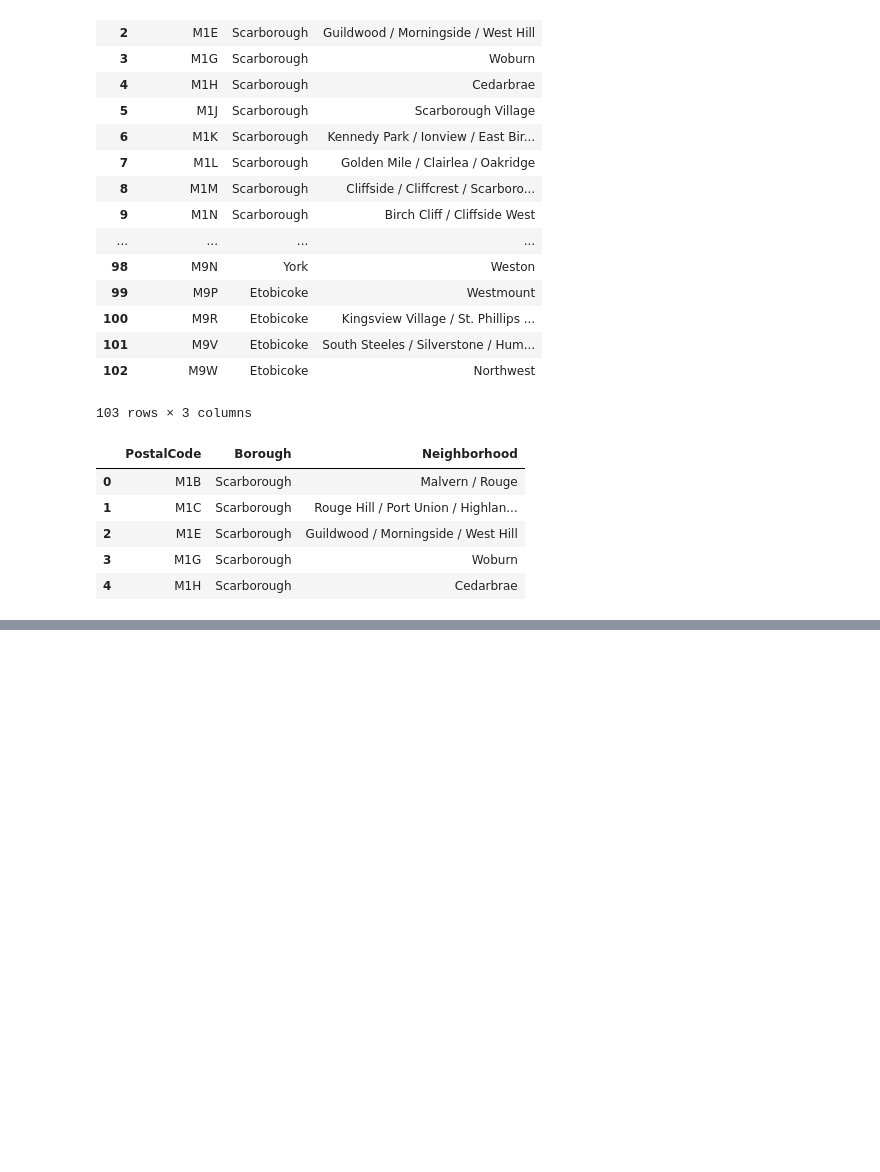
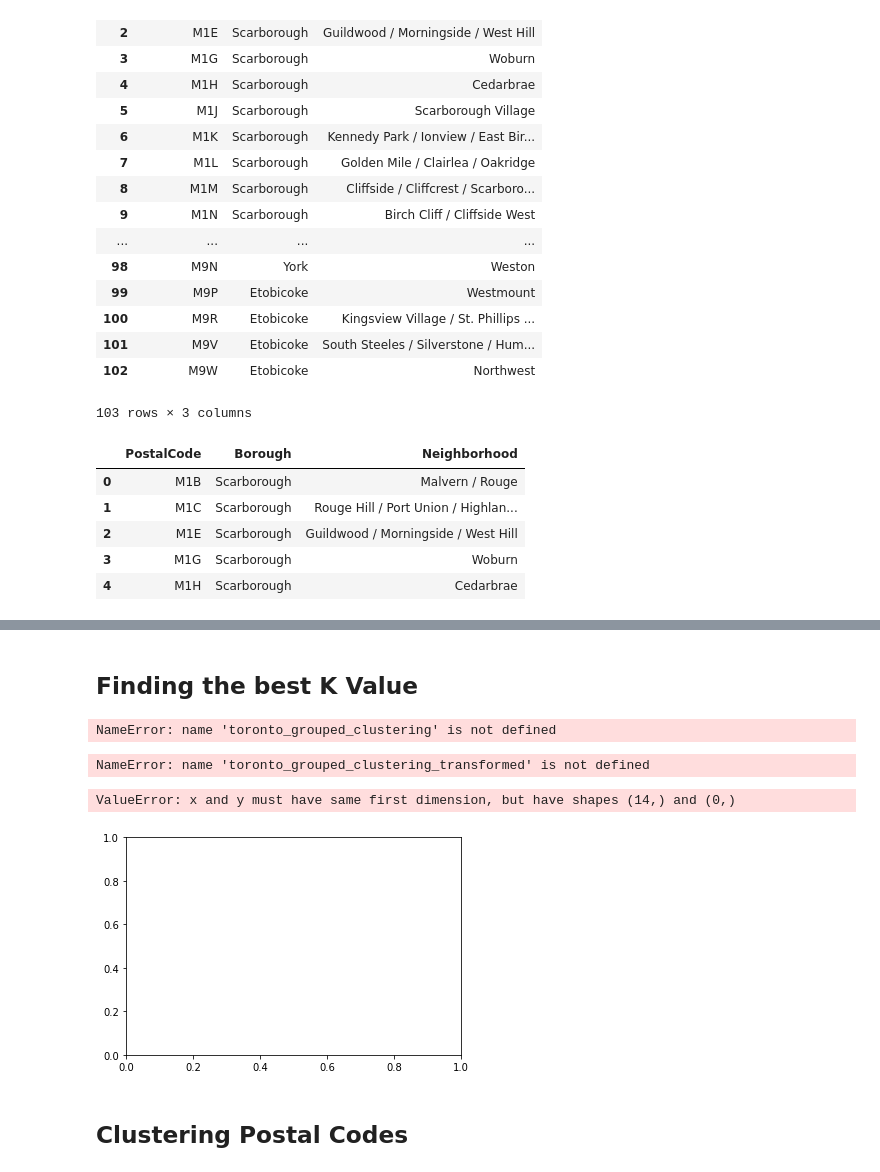
Before and after one commit to lKarthikeyanl/-Coursera_Capstone, a Jupyter notebook: Segmenting and Clustering Neighborhoods in Toronto.ipynb, the cells around one changed output, grey strips where cells are left out. Cells and saved outputs as stored; diff of their text form; code cells hidden in the pictures; blank space fills up the shorter version.

```diff
--- a/Segmenting and Clustering Neighborhoods in Toronto.ipynb
+++ b/Segmenting and Clustering Neighborhoods in Toronto.ipynb
@@ -143,0 +525,2 @@ dfnbh.head()
+# %% [markdown]
+## Finding the best K Value
@@ -143,0 +537,28 @@ dfnbh.head()
+# %%
+# scale the continuous features
+mms = MinMaxScaler()
+mms.fit(toronto_grouped_clustering)
+toronto_grouped_clustering_transformed = mms.transform(toronto_grouped_clustering)
+# %% [output]
+NameError: name 'toronto_grouped_clustering' is not defined
+# %%
+
+Sum_of_squared_distances = []
+K = range(1,15)
+for k in K:
+    km = KMeans(n_clusters=k)
+    km = km.fit(toronto_grouped_clustering_transformed)
+    Sum_of_squared_distances.append(km.inertia_)
+# %% [output]
+NameError: name 'toronto_grouped_clustering_transformed' is not defined
+# %%
+plt.plot(K, Sum_of_squared_distances, 'bx-')
+plt.xlabel('k')
+plt.ylabel('Sum_of_squared_distances')
+plt.title('Elbow Method For Optimal k')
+plt.show()
+# %% [output]
+ValueError: x and y must have same first dimension, but have shapes (14,) and (0,)
+[figure, added]
+# %% [markdown]
+## Clustering Postal Codes
```
Also changed, not shown: parts of 47 cells of this notebook.
